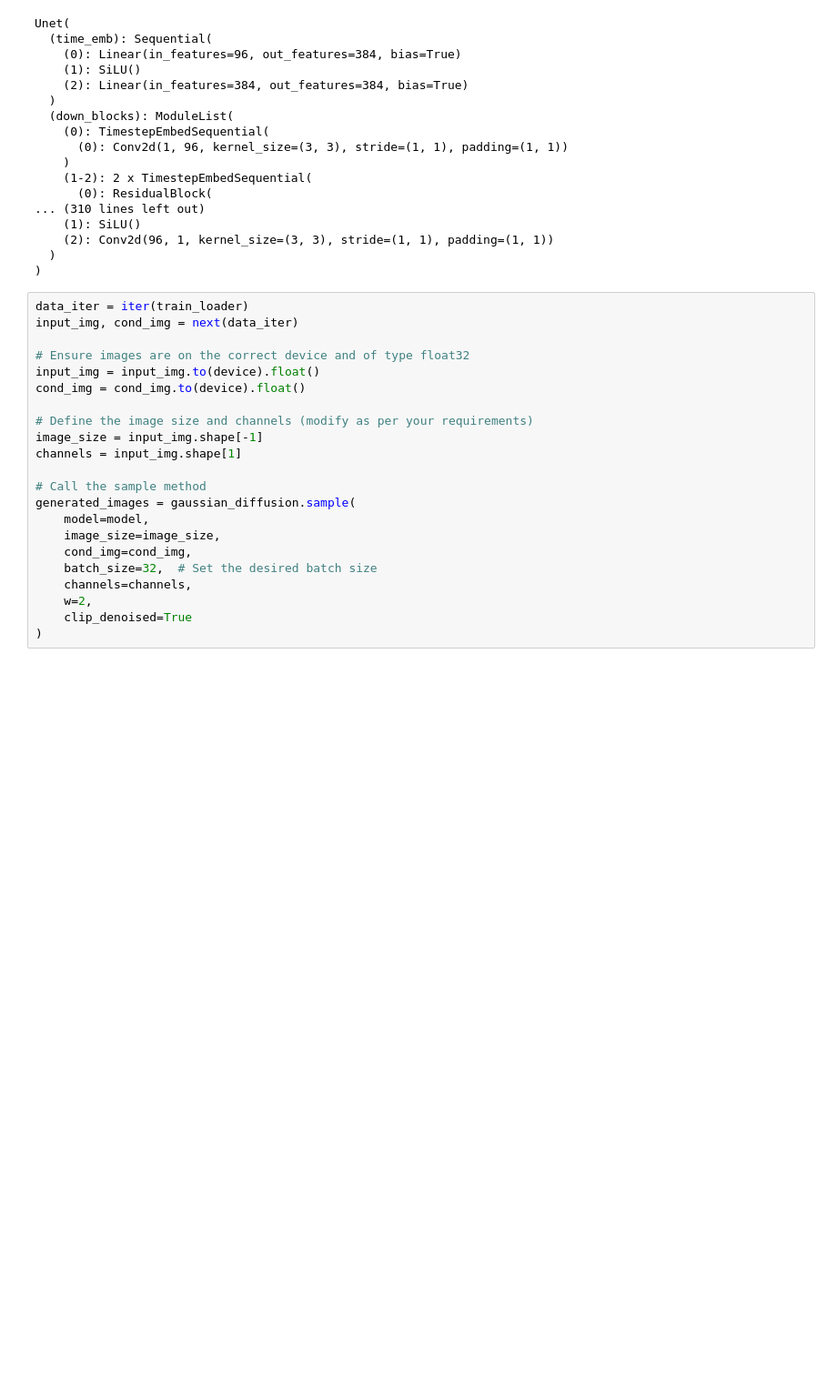
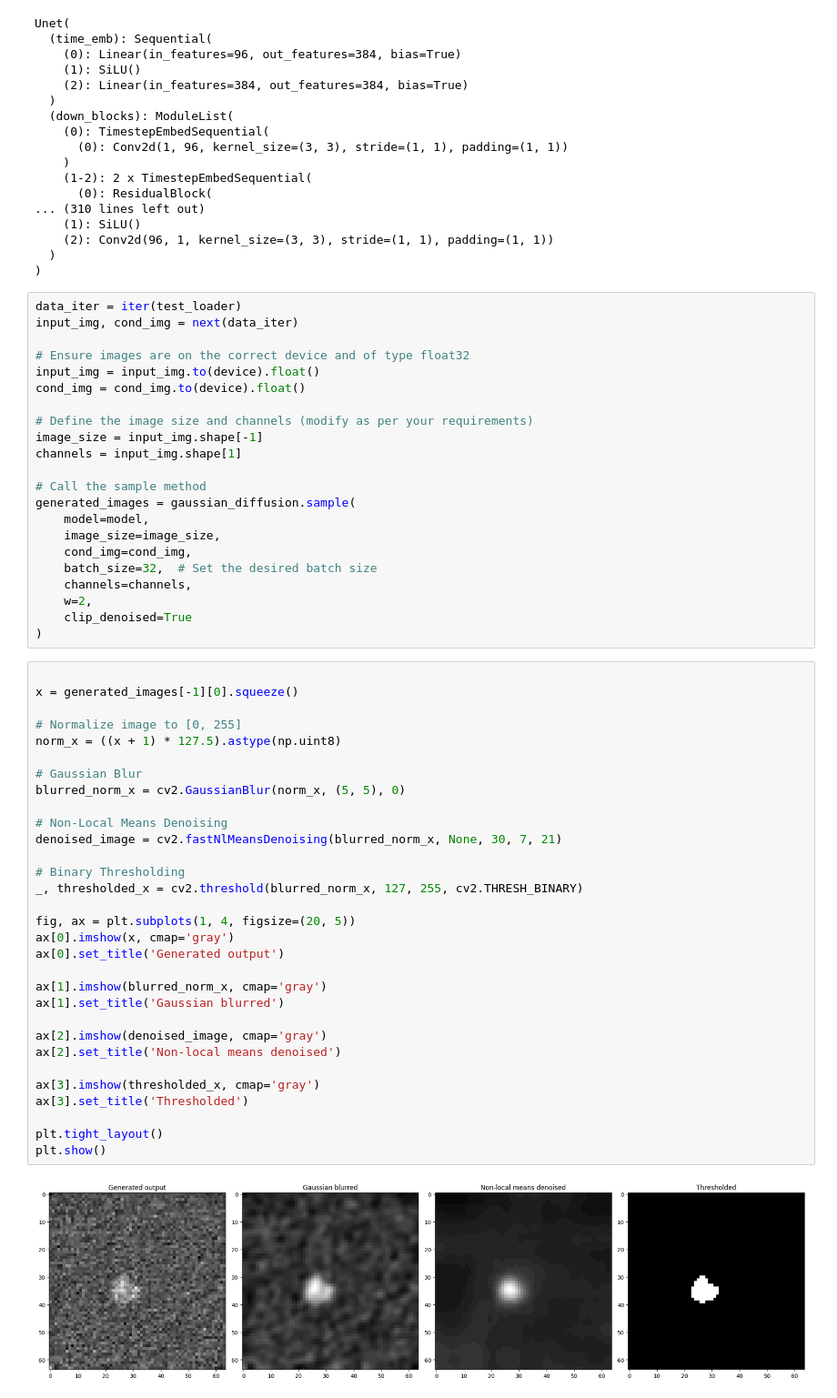
Before and after one commit to AnirbitGhosh/Msc-Project, a Jupyter notebook: src/model/gde_ddim/gde_image_conditioned.ipynb, the cells around one changed output. Shown at 91% size. Saved outputs shown, nothing was run; the diff lists cells and outputs as text; blank space fills up the shorter version.

```diff
--- a/src/model/gde_ddim/gde_image_conditioned.ipynb
+++ b/src/model/gde_ddim/gde_image_conditioned.ipynb
@@ -708,7 +711,7 @@ Unet(
   )
 )
 # %%
-data_iter = iter(train_loader)
+data_iter = iter(test_loader)
 input_img, cond_img = next(data_iter)
 
 # Ensure images are on the correct device and of type float32
@@ -729,3 +732,36 @@ generated_images = gaussian_diffusion.sample(
     w=2,
     clip_denoised=True
 )
+# %%
+
+x = generated_images[-1][0].squeeze()
+
+# Normalize image to [0, 255]
+norm_x = ((x + 1) * 127.5).astype(np.uint8)
+
+# Gaussian Blur
+blurred_norm_x = cv2.GaussianBlur(norm_x, (5, 5), 0)
+
+# Non-Local Means Denoising
+denoised_image = cv2.fastNlMeansDenoising(blurred_norm_x, None, 30, 7, 21)
+
+# Binary Thresholding
+_, thresholded_x = cv2.threshold(blurred_norm_x, 127, 255, cv2.THRESH_BINARY)
+
+fig, ax = plt.subplots(1, 4, figsize=(20, 5))
+ax[0].imshow(x, cmap='gray')
+ax[0].set_title('Generated output')
+
+ax[1].imshow(blurred_norm_x, cmap='gray')
+ax[1].set_title('Gaussian blurred')
+
+ax[2].imshow(denoised_image, cmap='gray')
+ax[2].set_title('Non-local means denoised')
+
+ax[3].imshow(thresholded_x, cmap='gray')
+ax[3].set_title('Thresholded')
+
+plt.tight_layout()
+plt.show()
+# %% [output]
+[figure, added]
```
Also changed, not shown: parts of 12 cells of this notebook, 4 other files.
